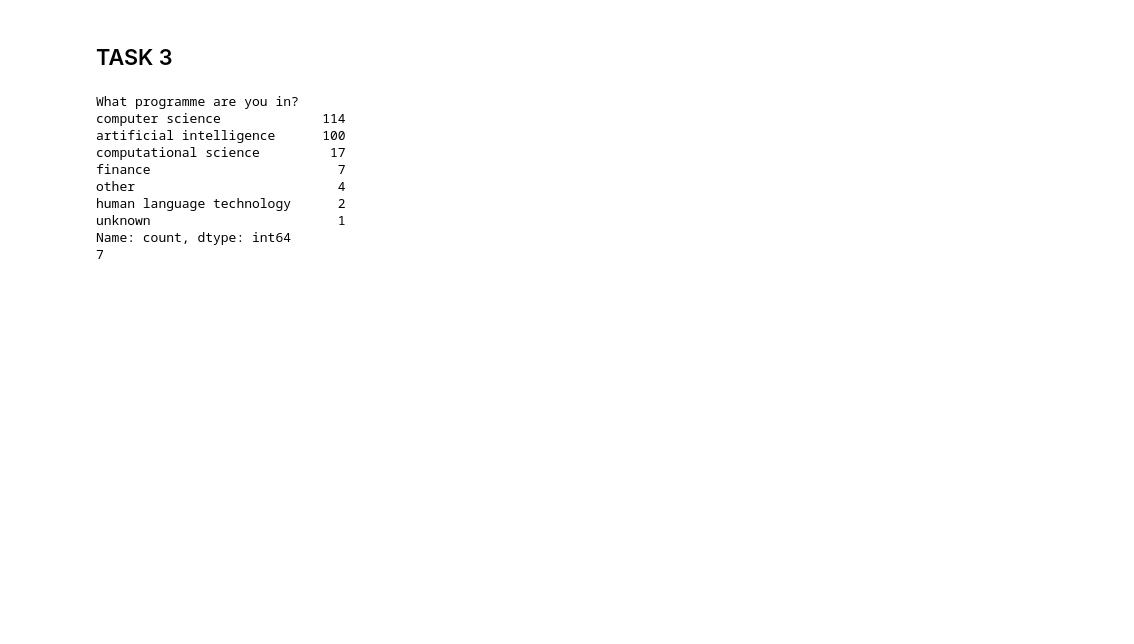
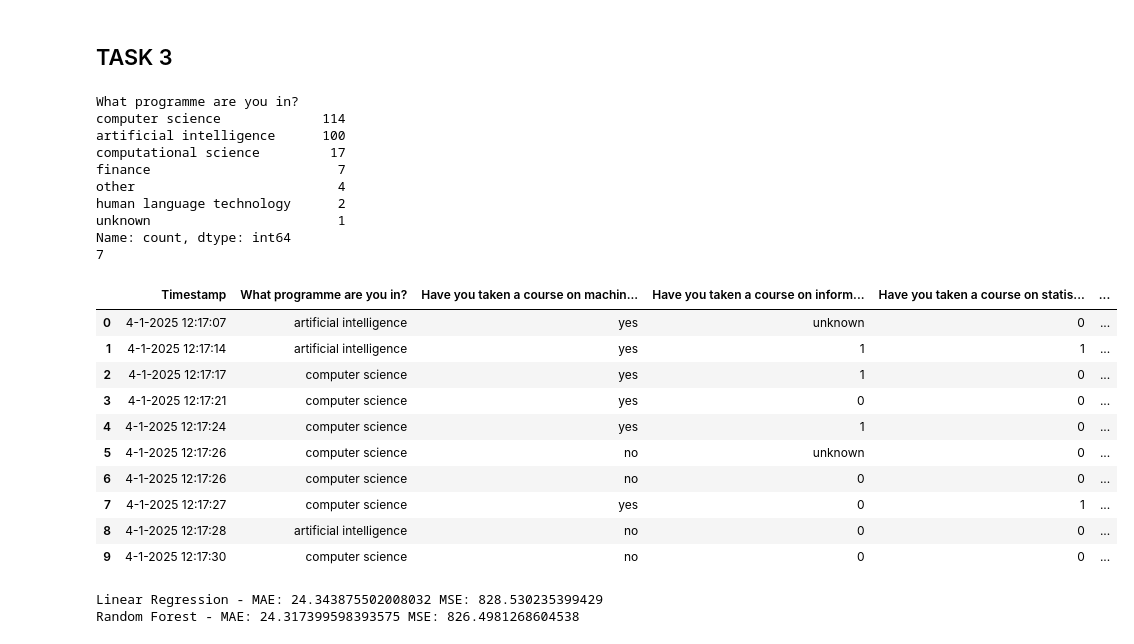
Before and after one commit to GenhaoLi/DMT_Assignment_1, a Jupyter notebook: Assignment-1.ipynb, the cells around one changed output. Saved outputs shown, nothing was run; the diff lists cells and outputs as text; code cells hidden in the pictures; blank space fills up the shorter version.

```diff
--- a/Assignment-1.ipynb
+++ b/Assignment-1.ipynb
@@ -852,0 +851,54 @@ df.to_csv('cleaned.csv', index=False)
+# %%
+df.head(10)
+# %% [output]
+|  | Timestamp | What programme are you in? | Have you taken a course on machin... | Have you taken a course on inform... | Have you taken a course on statis... | ... |
+| 0 | 4-1-2025 12:17:07 | artificial intelligence | yes | unknown | 0 | ... |
+| 1 | 4-1-2025 12:17:14 | artificial intelligence | yes | 1 | 1 | ... |
+| 2 | 4-1-2025 12:17:17 | computer science | yes | 1 | 0 | ... |
+| 3 | 4-1-2025 12:17:21 | computer science | yes | 0 | 0 | ... |
+| 4 | 4-1-2025 12:17:24 | computer science | yes | 1 | 0 | ... |
+| 5 | 4-1-2025 12:17:26 | computer science | no | unknown | 0 | ... |
+| 6 | 4-1-2025 12:17:26 | computer science | no | 0 | 0 | ... |
+| 7 | 4-1-2025 12:17:27 | computer science | yes | 0 | 1 | ... |
+| 8 | 4-1-2025 12:17:28 | artificial intelligence | no | 0 | 0 | ... |
+| 9 | 4-1-2025 12:17:30 | computer science | no | 0 | 0 | ... |
+# %%
+from sklearn.linear_model import LinearRegression
+from sklearn.ensemble import RandomForestRegressor
+from sklearn.model_selection import train_test_split
+from sklearn.metrics import mean_squared_error, mean_absolute_error
+from sklearn.preprocessing import LabelEncoder
+
+
+target = "What is your stress level (0-100)?"
+
+# Drop rows where target is NaN
+df = df.dropna(subset=[target])
+y = df["What is your stress level (0-100)?"]
+
+X = df[["Have you taken a course on machine learning?"]]
+df["Have you taken a course on machine learning?"] = df["Have you taken a course on machine learning?"].replace("unknown", None)
+df["Have you taken a course on machine learning?"] = df["Have you taken a course on machine learning?"].map({"yes": 1, "no": 0})
+df["Have you taken a course on machine learning?"] = df["Have you taken a course on machine learning?"].fillna(0)
+
+
+
+# Split
+X_train, X_test, y_train, y_test = train_test_split(X, y, test_size=0.3, random_state=0)
+
+# Linear Regression
+lr = LinearRegression()
+lr.fit(X_train, y_train)
+lr_preds = lr.predict(X_test)
+
+# Random Forest
+rf = RandomForestRegressor()
+rf.fit(X_train, y_train)
+rf_preds = rf.predict(X_test)
+
+# Evaluation
+print("Linear Regression - MAE:", mean_absolute_error(y_test, lr_preds), "MSE:", mean_squared_error(y_test, lr_preds))
+print("Random Forest - MAE:", mean_absolute_error(y_test, rf_preds), "MSE:", mean_squared_error(y_test, rf_preds))
+# %% [output]
+Linear Regression - MAE: 24.343875502008032 MSE: 828.530235399429
+Random Forest - MAE: 24.317399598393575 MSE: 826.4981268604538
```
Also changed, not shown: parts of 11 cells of this notebook.
